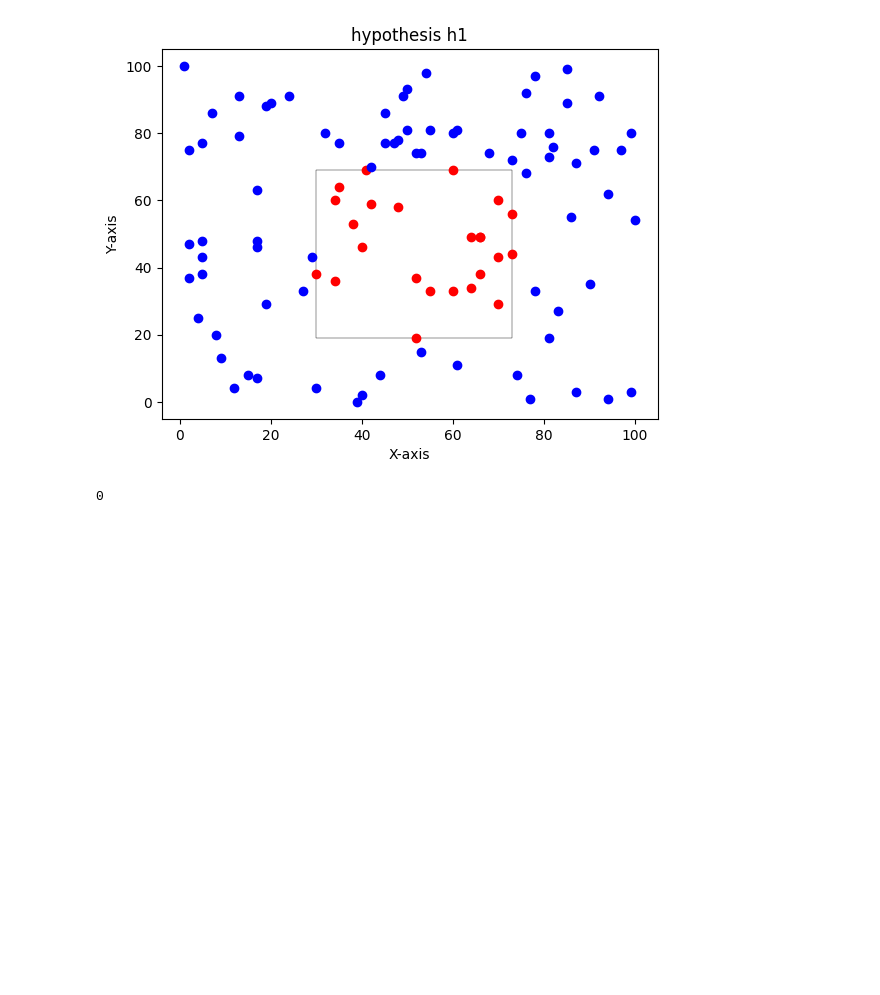
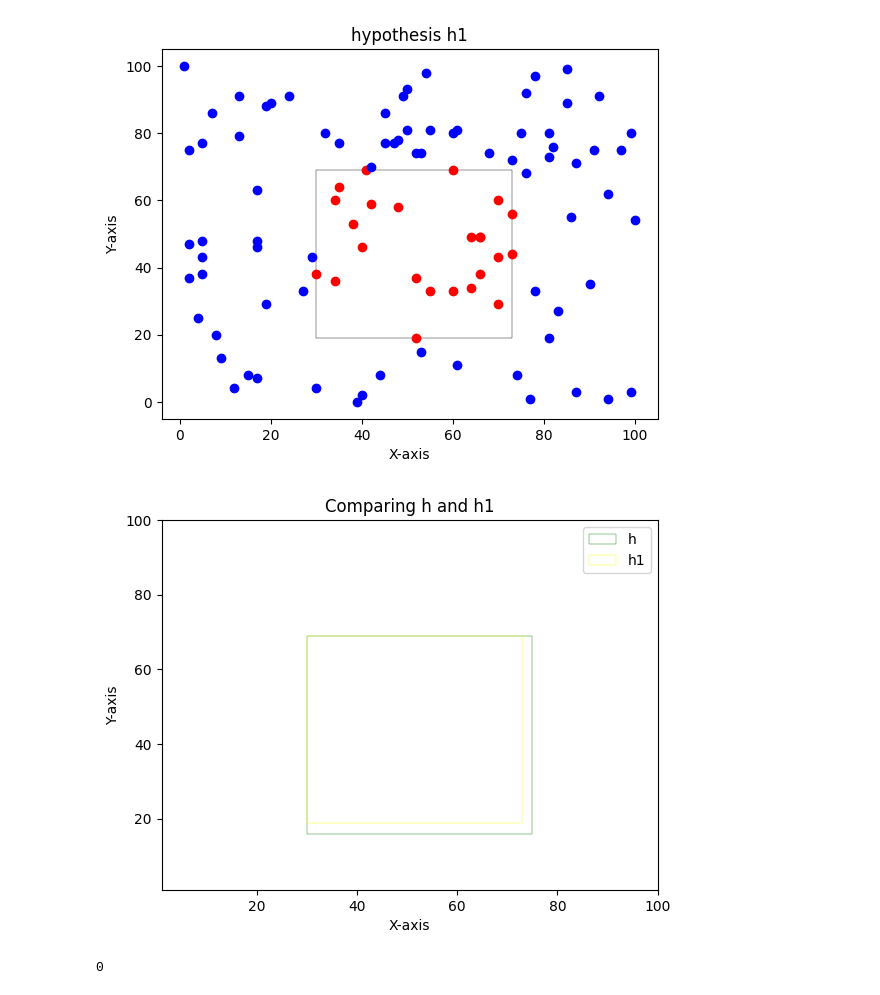
Before and after one commit to Aditya-Y-29/ML-Assignments, a Jupyter notebook: Assignment-1/Task3.ipynb, the cells around one changed output. Saved outputs shown, nothing was run; the diff lists cells and outputs as text; code cells hidden in the pictures; blank space fills up the shorter version.

Commit message:
Added plots to Task 3

```diff
--- a/Assignment-1/Task3.ipynb
+++ b/Assignment-1/Task3.ipynb
@@ -158,6 +158,25 @@ From true hypothesis :
 [figure]
 From hypothesis h1:
 [figure]
+# %%
+# Comparision between h and h1
+fig, ax = plt.subplots()
+# True hypothesis
+rectangle_h = patches.Rectangle((random_concept_h_parameter[0], random_concept_h_parameter[2]), random_concept_h_parameter[1]-random_concept_h_parameter[0], random_concept_h_parameter[3]-random_concept_h_parameter[2], linewidth=0.3, edgecolor='green', facecolor='none', label='h')
+ax.add_patch(rectangle_h)
+rectangle_h1 = patches.Rectangle((hypothesis_h1_parameter[0], hypothesis_h1_parameter[2]), hypothesis_h1_parameter[1]-hypothesis_h1_parameter[0], hypothesis_h1_parameter[3]-hypothesis_h1_parameter[2], linewidth=0.3, edgecolor='yellow', facecolor='none', label='h1')
+ax.add_patch(rectangle_h1)
+
+ax.set_xlim(1, 100)
+ax.set_ylim(1, 100)
+
+plt.xlabel('X-axis')
+plt.ylabel('Y-axis')
+plt.title('Comparing h and h1')
+plt.legend()
+plt.show()
+# %% [output]
+[figure, added]
 # %%
 dataset200 = dataset100 + generate_dataset(100)
 h1_labeled_dataset200 = labeling_function(dataset200, hypothesis_h1_parameter)
```
Also changed, not shown: parts of 2 cells of this notebook.
